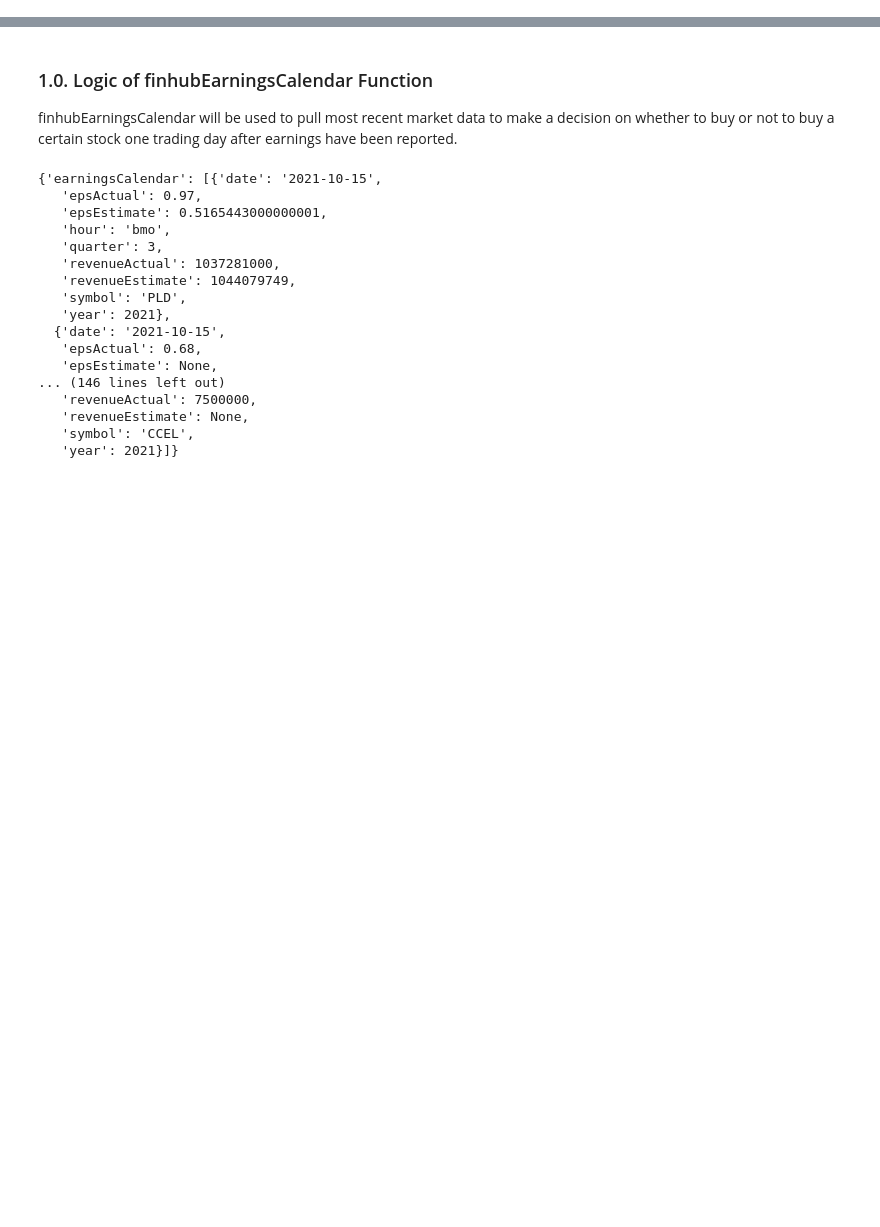
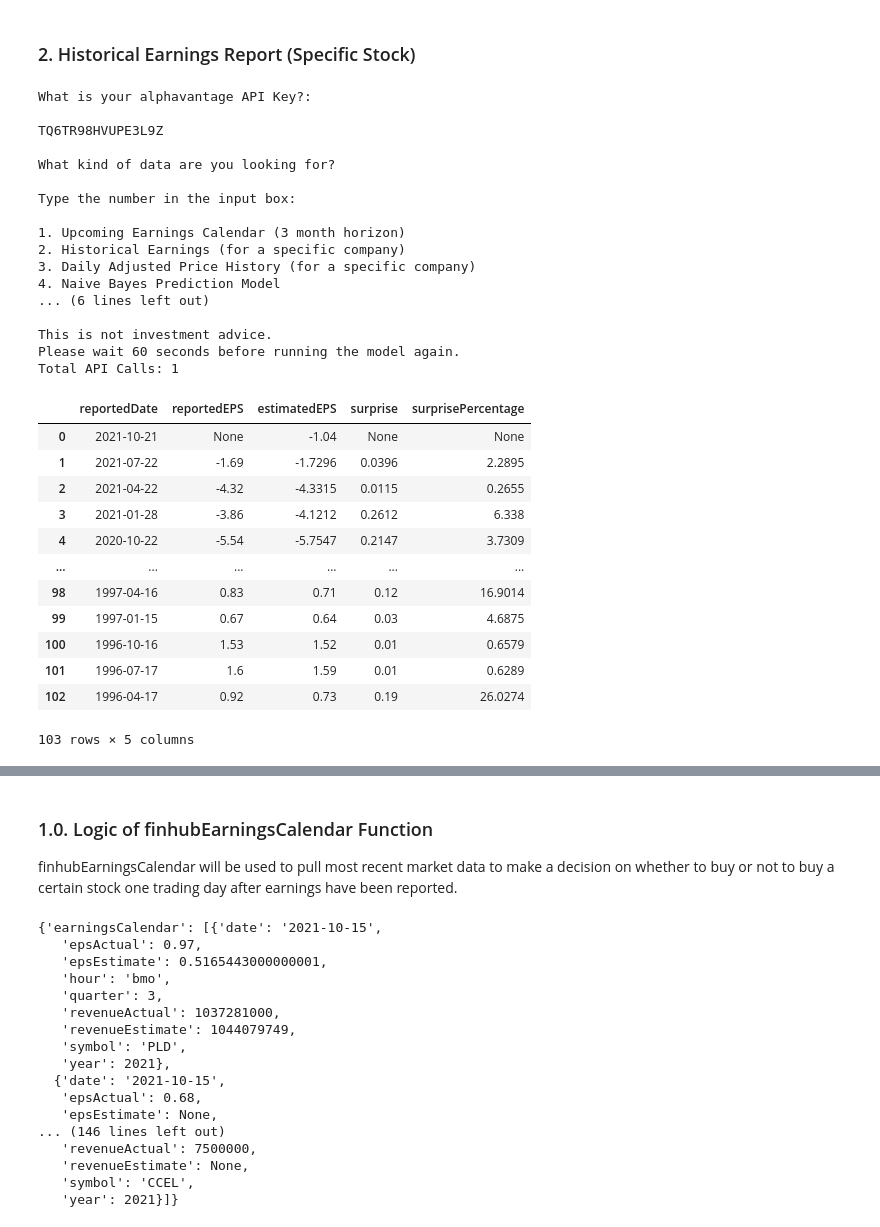
Before and after one commit to danielramirezjr1998/Data_Science_Projects, a Jupyter notebook: Naive Bayes Classifier/Naive Bayes in Finance.ipynb, the cells around one changed output, grey strips where cells are left out. Saved outputs shown, nothing was run; the diff lists cells and outputs as text; code cells hidden in the pictures; blank space fills up the shorter version.

```diff
--- a/Naive Bayes Classifier/Naive Bayes in Finance.ipynb
+++ b/Naive Bayes Classifier/Naive Bayes in Finance.ipynb
@@ -53,0 +1612,42 @@ Explain the thought process of how to go about getting the data to prove your hy
+# %% [markdown]
+### 2. Historical Earnings Report (Specific Stock)
+# %%
+if __name__=="__main__":
+    main()
+
+#alphavantage API key
+#TQ6TR98HVUPE3L9Z
+
+#finhub API key
+#c5d5iiqad3i9ue38pn9g
+# %% [output]
+What is your alphavantage API Key?:
+
+TQ6TR98HVUPE3L9Z
+
+What kind of data are you looking for?
+
+Type the number in the input box:
+
+1. Upcoming Earnings Calendar (3 month horizon)
+2. Historical Earnings (for a specific company)
+3. Daily Adjusted Price History (for a specific company)
+4. Naive Bayes Prediction Model
+... (6 lines left out)
+
+This is not investment advice.
+Please wait 60 seconds before running the model again.
+Total API Calls: 1
+|  | reportedDate | reportedEPS | estimatedEPS | surprise | surprisePercentage |
+| 0 | 2021-10-21 | None | -1.04 | None | None |
+| 1 | 2021-07-22 | -1.69 | -1.7296 | 0.0396 | 2.2895 |
+| 2 | 2021-04-22 | -4.32 | -4.3315 | 0.0115 | 0.2655 |
+| 3 | 2021-01-28 | -3.86 | -4.1212 | 0.2612 | 6.338 |
+| 4 | 2020-10-22 | -5.54 | -5.7547 | 0.2147 | 3.7309 |
+| ... | ... | ... | ... | ... | ... |
+| 98 | 1997-04-16 | 0.83 | 0.71 | 0.12 | 16.9014 |
+| 99 | 1997-01-15 | 0.67 | 0.64 | 0.03 | 4.6875 |
+| 100 | 1996-10-16 | 1.53 | 1.52 | 0.01 | 0.6579 |
+| 101 | 1996-07-17 | 1.6 | 1.59 | 0.01 | 0.6289 |
+| 102 | 1996-04-17 | 0.92 | 0.73 | 0.19 | 26.0274 |
+103 rows × 5 columns
```
Also changed, not shown: parts of 41 cells of this notebook.
